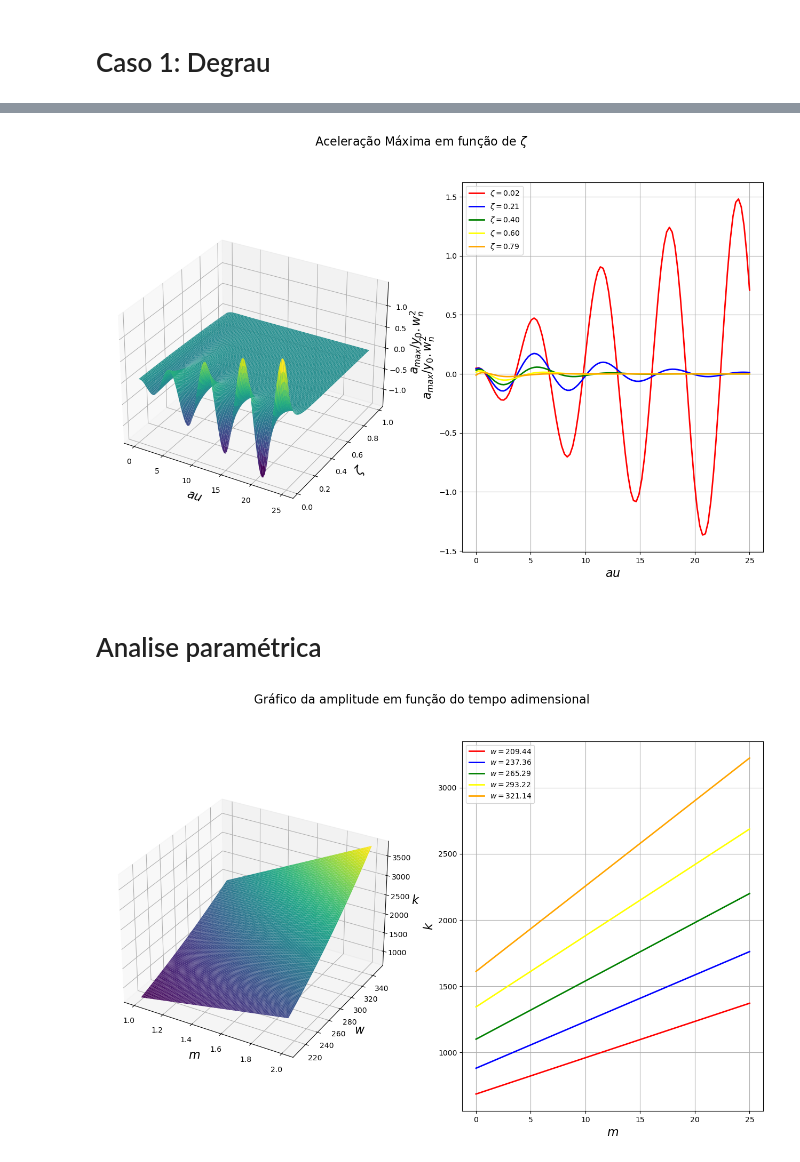
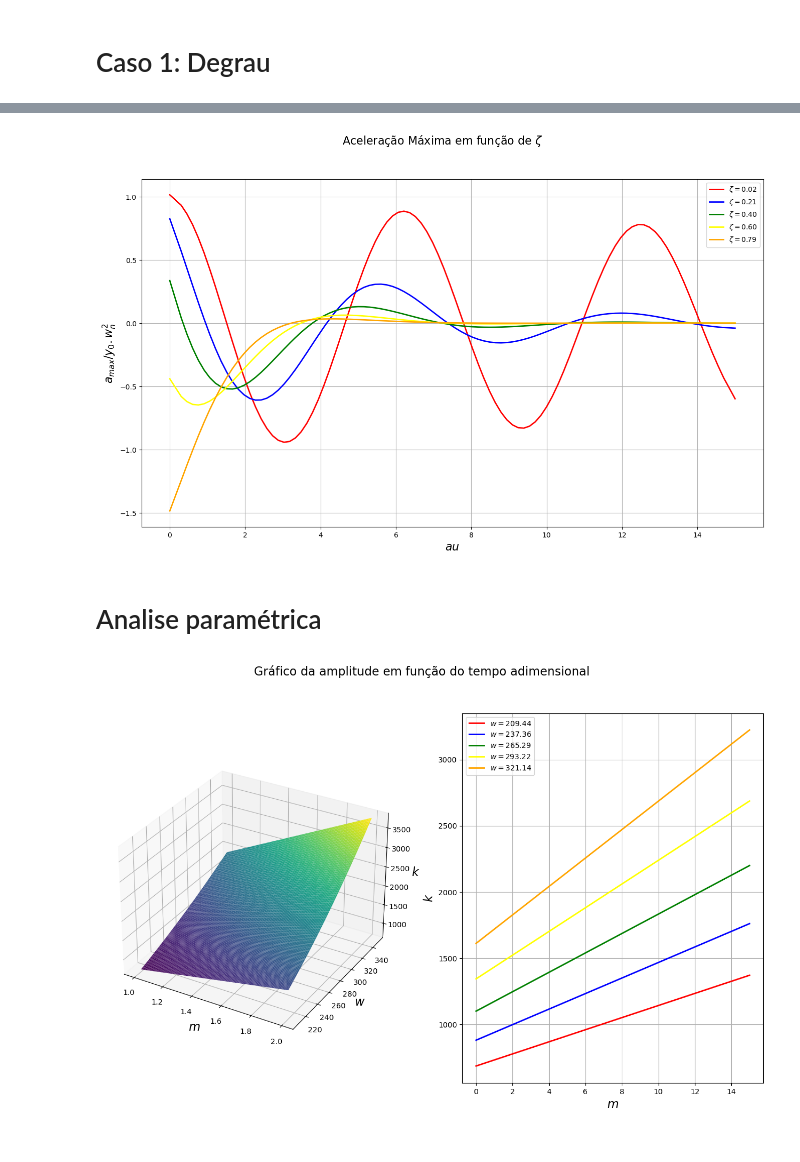
Before and after one commit to Esterci/Engenharia_Mecanica_UFJF, a Jupyter notebook: 10_periodo/vibracoes/Trabalho_final.ipynb, the cells around one changed output, grey strips where cells are left out. Saved outputs shown, nothing was run; the diff lists cells and outputs as text; code cells hidden in the pictures.

```diff
--- a/10_periodo/vibracoes/Trabalho_final.ipynb
+++ b/10_periodo/vibracoes/Trabalho_final.ipynb
@@ -31,13 +31,13 @@ max_Omega = 8
 
 # Definiçao dos Intervalos de valores em estudo
 
-csi_eval = np.linspace(min_zeta,max_zeta,num=1000)
-tau_eval = np.linspace(min_tau,max_tau,num=1000)
-omega_n_eval = np.linspace(min_omega_n,max_omega_n,num=1000)
-lamb = np.linspace(min_lambda,max_lambda,num=1000)
-Omega = np.linspace(min_Omega,max_Omega,num=1000)
+csi_eval = np.linspace(min_zeta,max_zeta,num=100)
+tau_eval = np.linspace(min_tau,max_tau,num=100)
+omega_n_eval = np.linspace(min_omega_n,max_omega_n,num=100)
+lamb = np.linspace(min_lambda,max_lambda,num=100)
+Omega = np.linspace(min_Omega,max_Omega,num=100)
 omega_eval = 2*np.pi*v/lamb
-mass_eval = np.linspace(min_mass,max_mass,num=1000)
+mass_eval = np.linspace(min_mass,max_mass,num=100)
 
 # Definição das listas de valores em estudo
 
@@ -210,60 +214,27 @@ fig.savefig('Amplitude_max__Caso_1__degrau__.png', bbox_inches='tight')
 # %%
 fig = plt.figure(figsize=[16,9])
 fig.suptitle('Aceleração Máxima em função de $\zeta$',fontsize=16)
 
-# Plotango 3D
-
-ax = fig.add_subplot(1, 2, 1, projection='3d')
-
-X, Y = np.meshgrid(tau_eval,csi_eval)
-
-phi = np.arcsin(1-Y**2)**0.5
-
-Z = (y0*(2*X*np.exp(-Y*X)*np.cos(phi + X*(1 - Y**2)**(1/2)) + np.sin(phi +
-    X*(1 - Y**2)**(1/2))*np.exp(-Y*X)*(1 - Y**2)**(1/2) -(Y**2*
-    np.sin(phi + X*(1 - Y**2)**(1/2))*np.exp(-Y*X))/(1 - Y**2)**(1/2)))
-
-
-ax.set_ylabel('$\zeta$',fontsize=16)
-ax.set_xlabel('$\tau$',fontsize=16)
-ax.set_zlabel('$a_{max}/y_0.w_n^2$',fontsize=16)
-
-ax.plot_surface(X, Y, Z, rstride=1, cstride=1,
-                        cmap='viridis', edgecolor='none')
-
-ax.grid()
-
 # Plotando 2D
 
-ax = fig.add_subplot(1, 2, 2)
-
-Z = []
-
-for zeta in zeta_list:
-
-    phi = np.arcsin(1-zeta**2)**0.5
-
-    Z.append(y0*(2*tau_eval*np.exp(-zeta*tau_eval)*np.cos(phi + tau_eval*(1 - zeta**2)**(1/2)) + np.sin(phi +
-        tau_eval*(1 - zeta**2)**(1/2))*np.exp(-zeta*tau_eval)*(1 - zeta**2)**(1/2) -(zeta**2*
-        np.sin(phi + tau_eval*(1 - zeta**2)**(1/2))*np.exp(-zeta*tau_eval))/(1 - zeta**2)**(1/2)))
+ax = fig.add_subplot(1, 1, 1)
 
 ax.set_ylabel('$a_{max}/y_0.w_n^2$',fontsize=16)
 ax.set_xlabel('$\tau$',fontsize=16)
 
-ax.plot(tau_eval,Z[0],'r', linewidth=2, label = '$\zeta = ${:.2f}'.format(zeta_list[0]))
-ax.plot(tau_eval,Z[1],'b', linewidth=2, label = '$\zeta = ${:.2f}'.format(zeta_list[1]))
-ax.plot(tau_eval,Z[2],'g', linewidth=2, label = '$\zeta = ${:.2f}'.format(zeta_list[2]))
-ax.plot(tau_eval,Z[3],'yellow', linewidth=2, label = '$\zeta = ${:.2f}'.format(zeta_list[3]))
-ax.plot(tau_eval,Z[4],'orange', linewidth=2, label = '$\zeta = ${:.2f}'.format(zeta_list[4]))
-
+ax.plot(tau_eval,HbmI[0],'r', linewidth=2, label = '$\zeta = ${:.2f}'.format(zeta_list[0]))
+ax.plot(tau_eval,HbmI[1],'b', linewidth=2, label = '$\zeta = ${:.2f}'.format(zeta_list[1]))
+ax.plot(tau_eval,HbmI[2],'g', linewidth=2, label = '$\zeta = ${:.2f}'.format(zeta_list[2]))
+ax.plot(tau_eval,HbmI[3],'yellow', linewidth=2, label = '$\zeta = ${:.2f}'.format(zeta_list[3]))
+ax.plot(tau_eval,HbmI[4],'orange', linewidth=2, label = '$\zeta = ${:.2f}'.format(zeta_list[4]))
 
 ax.grid()
 ax.legend()
 
 plt.show()
 fig.savefig('Aceleracao__Caso_1__degrau__.png', bbox_inches='tight')
 # %% [output]
-[figure, old version]
+[figure, new version]
 # %% [markdown]
 # Analise paramétrica
 # %%
@@ -310,4 +281,4 @@ ax.legend()
 plt.show()
 fig.savefig('k__Caso_1__degrau__.png', bbox_inches='tight')
 # %% [output]
-[figure, old version]
+[figure, new version]
```
Also changed, not shown: parts of 3 cells of this notebook, 7 other files.
